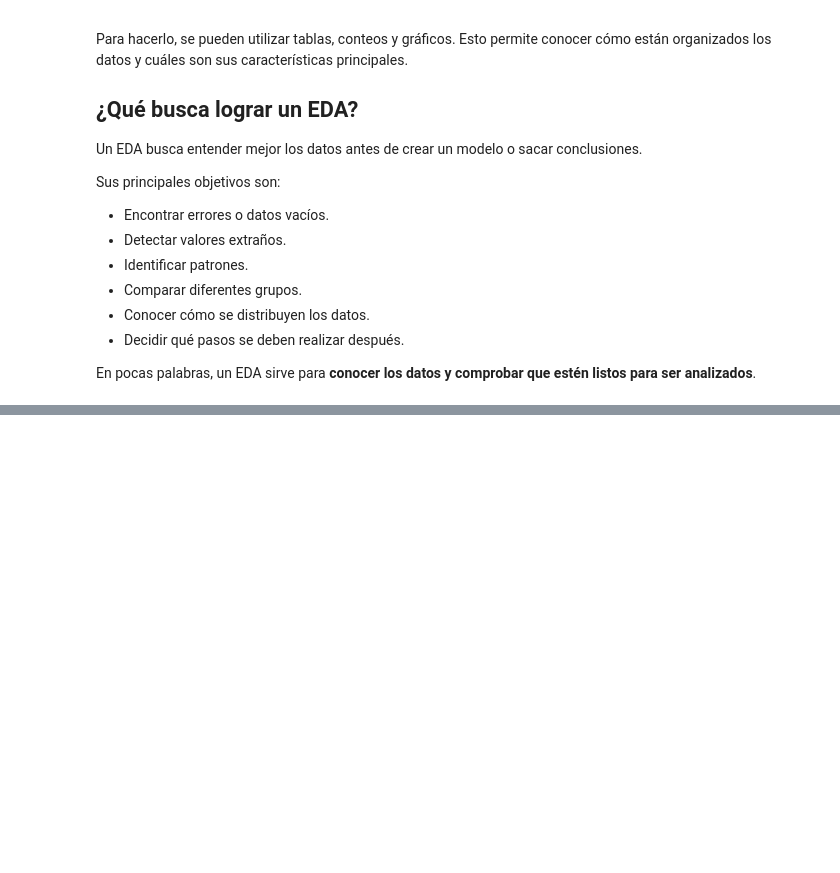
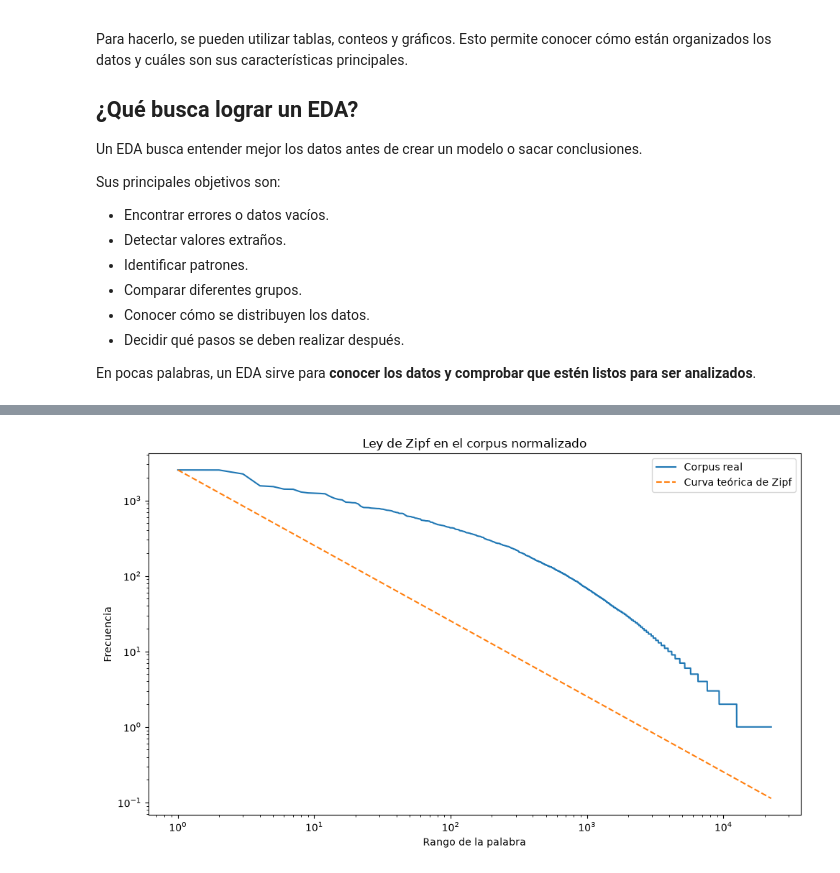
Before and after one commit to Jtanchezz/NLP, a Jupyter notebook: Lab1/lab1.ipynb, the cells around one changed output, grey strips where cells are left out. Cells and saved outputs as stored; diff of their text form; code cells hidden in the pictures; blank space fills up the shorter version.

```diff
--- a/Lab1/lab1.ipynb
+++ b/Lab1/lab1.ipynb
@@ -741,0 +969,17 @@ En pocas palabras, un EDA sirve para **conocer los datos y comprobar que estén
+# %%
+# Contar la frecuencia de cada palabra
+frecuencias_palabras = Counter(tokens_normalizados)
+
+# Obtener las 20 palabras más frecuentes
+veinte_mas_frecuentes = frecuencias_palabras.most_common(20)
+
+tabla_frecuencias = pd.DataFrame(
+    veinte_mas_frecuentes,
+    columns=["Palabra", "Frecuencia"]
+)
+
+# Agregar la posición de cada palabra
+tabla_frecuencias.index = range(1, len(tabla_frecuencias) + 1)
+tabla_frecuencias.index.name = "Posición"
+
+display(tabla_frecuencias)
@@ -741,0 +1107,48 @@ En pocas palabras, un EDA sirve para **conocer los datos y comprobar que estén
+# %%
+# Ordenar las frecuencias de mayor a menor
+frecuencias_ordenadas = np.array(
+    sorted(
+        frecuencias_palabras.values(),
+        reverse=True
+    )
+)
+
+# Crear los rangos: 1, 2, 3, ...
+rangos = np.arange(
+    1,
+    len(frecuencias_ordenadas) + 1
+)
+
+# Valor de k: frecuencia de la palabra más común
+k = frecuencias_ordenadas[0]
+
+# Curva teórica de Zipf
+frecuencia_teorica = k / rangos
+
+
+plt.figure(figsize=(10, 6))
+
+# Curva real
+plt.loglog(
+    rangos,
+    frecuencias_ordenadas,
+    label="Corpus real"
+)
+
+# Curva teórica
+plt.loglog(
+    rangos,
+    frecuencia_teorica,
+    linestyle="--",
+    label="Curva teórica de Zipf"
+)
+
+plt.title("Ley de Zipf en el corpus normalizado")
+plt.xlabel("Rango de la palabra")
+plt.ylabel("Frecuencia")
+
+plt.legend()
+plt.tight_layout()
+plt.show()
+# %% [output]
+[figure, added]
```
Also changed, not shown: parts of 26 cells of this notebook.
